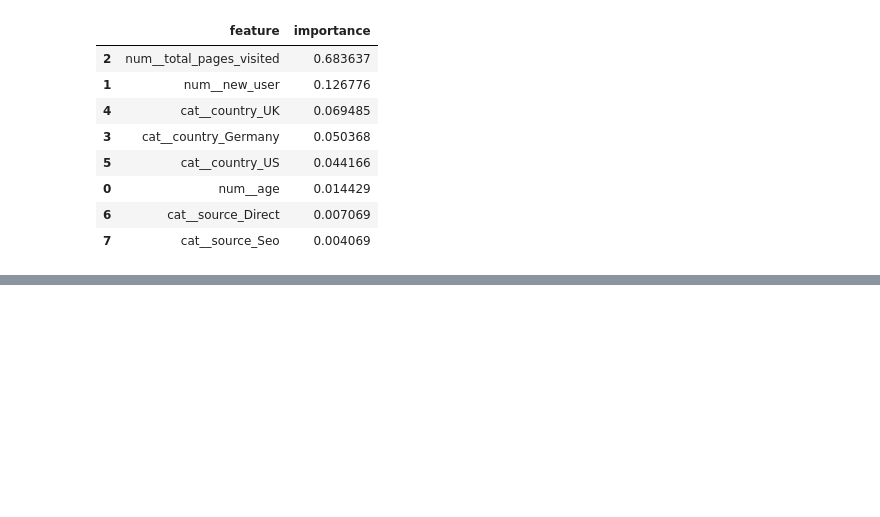
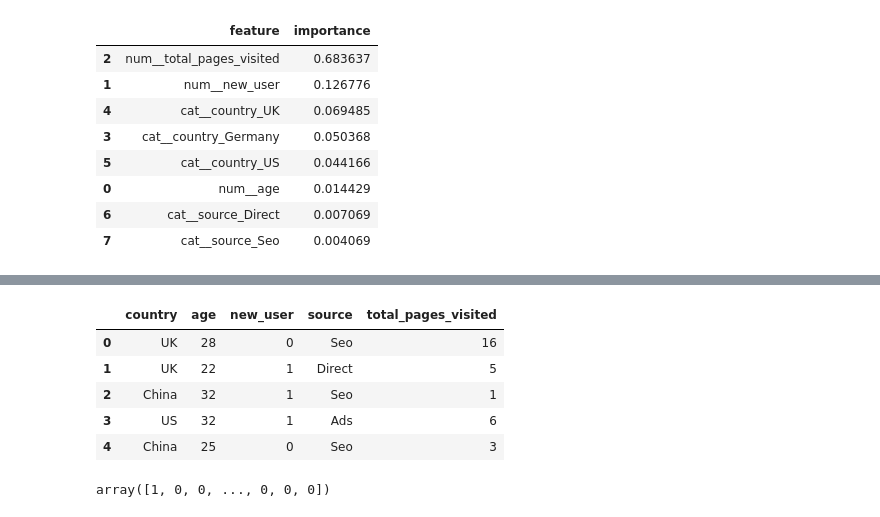
Before and after one commit to Quentin-qha/Jedha, a Jupyter notebook: 05_supervised_machine_learning/convertion_rate.ipynb, the cells around one changed output, grey strips where cells are left out. Drawn from its saved outputs; the diff is of its cells as text; code cells hidden in the pictures; blank space fills up the shorter version.

```diff
--- a/05_supervised_machine_learning/convertion_rate.ipynb
+++ b/05_supervised_machine_learning/convertion_rate.ipynb
@@ -508,0 +678,15 @@ plt.show()
+# %%
+data_without_label = pd.read_csv('datas/conversion_data_test.csv')
+data_without_label.head()
+# %% [output]
+|  | country | age | new_user | source | total_pages_visited |
+| 0 | UK | 28 | 0 | Seo | 16 |
+| 1 | UK | 22 | 1 | Direct | 5 |
+| 2 | China | 32 | 1 | Seo | 1 |
+| 3 | US | 32 | 1 | Ads | 6 |
+| 4 | China | 25 | 0 | Seo | 3 |
+# %%
+Y_pred = final_pipeline.predict(data_without_label)
+Y_pred
+# %% [output]
+array([1, 0, 0, ..., 0, 0, 0])
```
Also changed, not shown: parts of 28 cells of this notebook, 1 other file.
